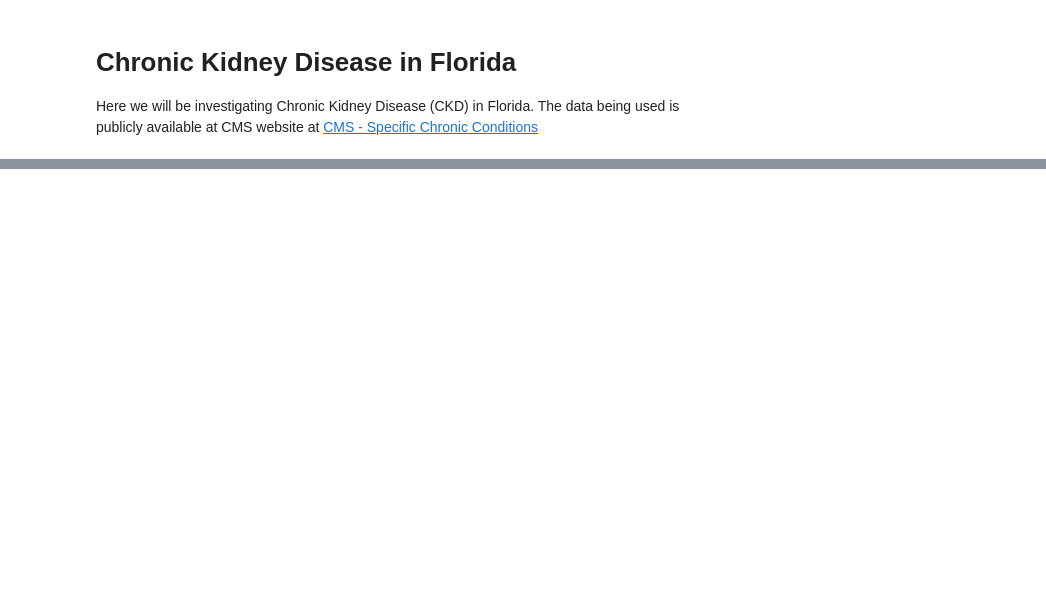
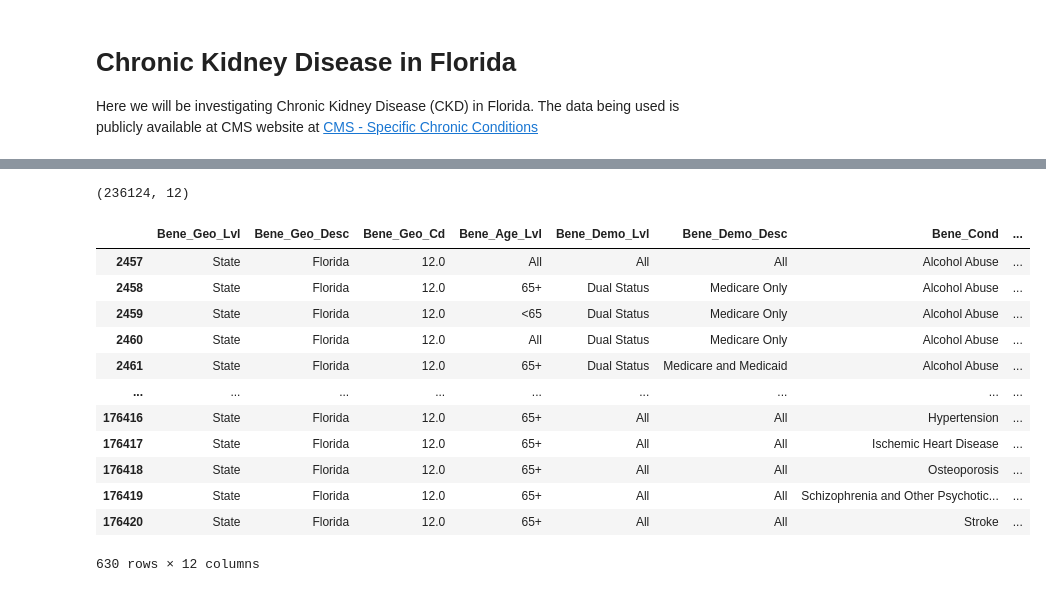
Before and after one commit to baderale/CMS_Chronic-Conditions, a Jupyter notebook: CMS_Chronic Conditions.ipynb, the cells around one changed output, grey strips where cells are left out. Cells and saved outputs as stored; diff of their text form; code cells hidden in the pictures; blank space fills up the shorter version.

```diff
--- a/CMS_Chronic Conditions.ipynb
+++ b/CMS_Chronic Conditions.ipynb
@@ -32,0 +26,20 @@ df.head(10)
+# %%
+df.shape
+# %% [output]
+(236124, 12)
+# %%
+df[df['Bene_Geo_Desc']=='Florida']
+# %% [output]
+|  | Bene_Geo_Lvl | Bene_Geo_Desc | Bene_Geo_Cd | Bene_Age_Lvl | Bene_Demo_Lvl | Bene_Demo_Desc | Bene_Cond | ... |
+| 2457 | State | Florida | 12.0 | All | All | All | Alcohol Abuse | ... |
+| 2458 | State | Florida | 12.0 | 65+ | Dual Status | Medicare Only | Alcohol Abuse | ... |
+| 2459 | State | Florida | 12.0 | <65 | Dual Status | Medicare Only | Alcohol Abuse | ... |
+| 2460 | State | Florida | 12.0 | All | Dual Status | Medicare Only | Alcohol Abuse | ... |
+| 2461 | State | Florida | 12.0 | 65+ | Dual Status | Medicare and Medicaid | Alcohol Abuse | ... |
+| ... | ... | ... | ... | ... | ... | ... | ... | ... |
+| 176416 | State | Florida | 12.0 | 65+ | All | All | Hypertension | ... |
+| 176417 | State | Florida | 12.0 | 65+ | All | All | Ischemic Heart Disease | ... |
+| 176418 | State | Florida | 12.0 | 65+ | All | All | Osteoporosis | ... |
+| 176419 | State | Florida | 12.0 | 65+ | All | All | Schizophrenia and Other Psychotic... | ... |
+| 176420 | State | Florida | 12.0 | 65+ | All | All | Stroke | ... |
+630 rows × 12 columns
```
Also changed, not shown: parts of 10 cells of this notebook.
